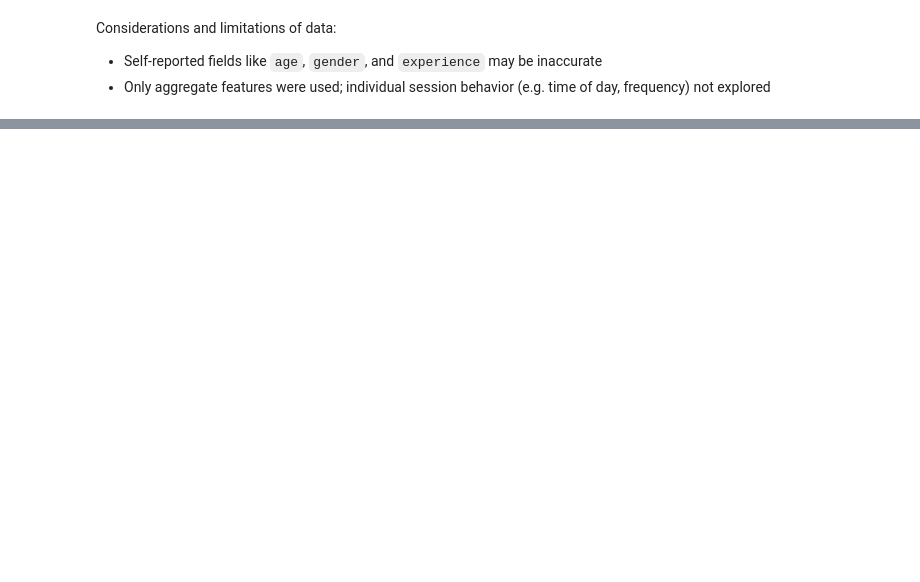
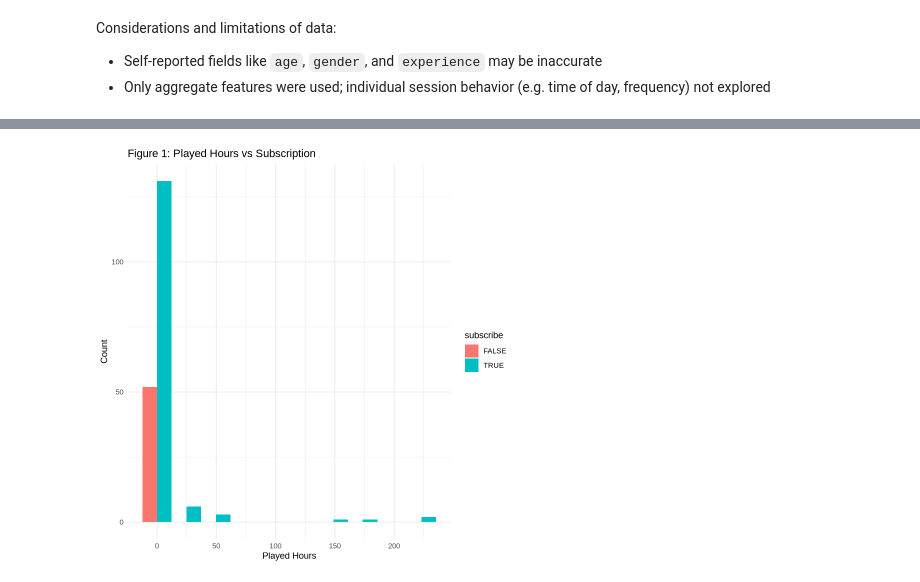
Before and after one commit to Gmangill/dsci-100-project---Gurman, a Jupyter notebook: dsci project.ipynb, the cells around one changed output, grey strips where cells are left out. Drawn from its saved outputs; the diff is of its cells as text; code cells hidden in the pictures; blank space fills up the shorter version.

Commit message:
Basic visualizations complete using ggplot to analyze relationship between subription, age and hours played.

```diff
--- a/dsci project.ipynb
+++ b/dsci project.ipynb
@@ -70,10 +70,11 @@ Considerations and limitations of data:
 # %%
 # Load Data
 
-players_data <- read_csv("players.csv")
+players <- read_csv("players.csv")
 head(players_data)
 
-session_data <- read_csv("
+sessions <- read_csv("sessions.csv")
+head(session_data)
 # %% [output]
 Rows: 196 Columns: 7
 ── Column specification ────────────────────────────────────────────────────────
@@ -95,0 +114,9 @@ A tibble: 6 × 7
+# %%
+# Visualize the relationship between hours played and subscription status
+
+players_plot <- ggplot(players, aes(x = played_hours, fill = subscribe)) +
+  geom_histogram(bins = 10, position = "dodge") +
+  labs(title = "Figure 1: Played Hours vs Subscription", x = "Played Hours", y = "Count")
+players_plot
+# %% [output]
+[figure, added]
```
Also changed, not shown: parts of 7 cells of this notebook.
